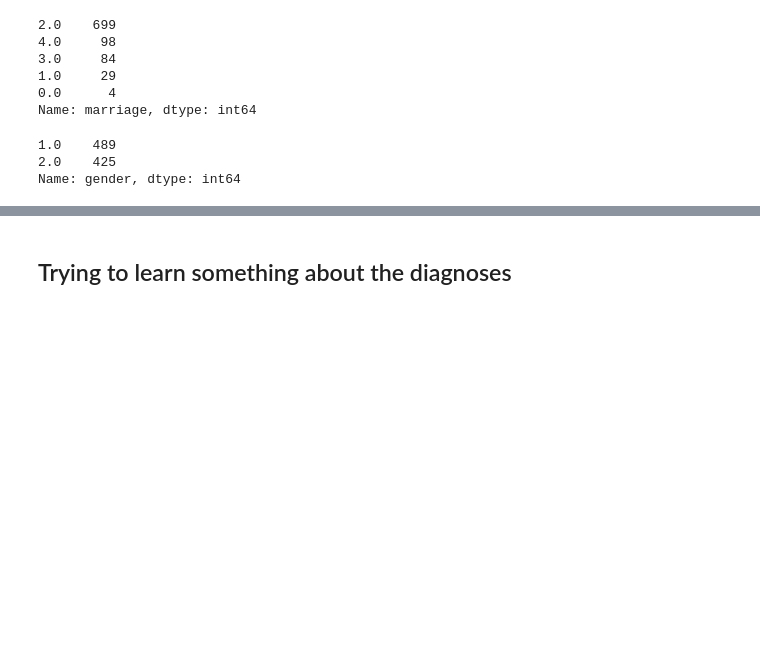
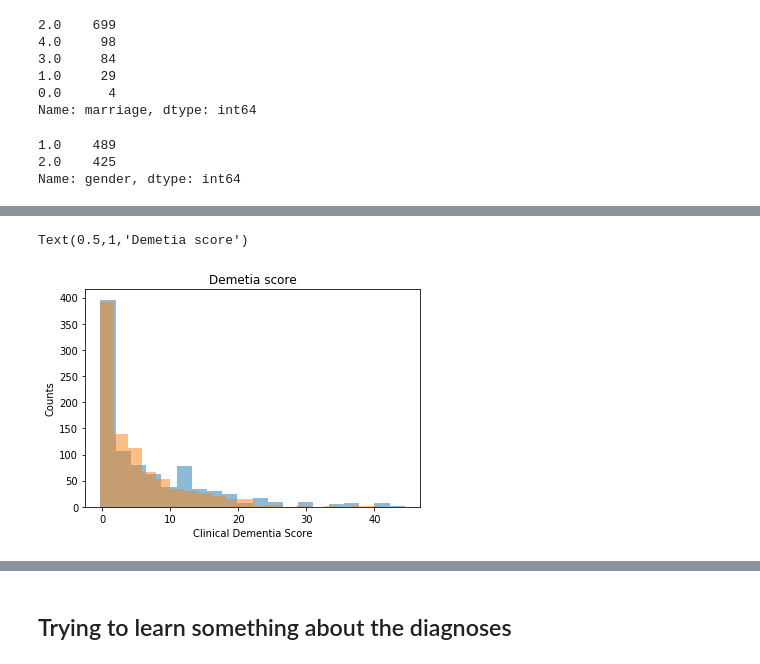
Before and after one commit to megstanley/ADNI, a Jupyter notebook: src/ADNI-dataset.ipynb, the cells around one changed output, grey strips where cells are left out. Saved outputs shown, nothing was run; the diff lists cells and outputs as text; code cells hidden in the pictures; blank space fills up the shorter version.

```diff
--- a/src/ADNI-dataset.ipynb
+++ b/src/ADNI-dataset.ipynb
@@ -327,0 +350,9 @@ Name: gender, dtype: int64
+# %%
+axes = new_adni_df[['ft CDR']].hist(alpha = 0.5, grid = False, bins = 20)
+new_adni_df[['bl CDR']].hist(ax = axes, alpha = 0.5, grid = False, bins = 20)
+axes[0][0].set_xlabel('Clinical Dementia Score')
+axes[0][0].set_ylabel('Counts')
+axes[0][0].set_title('Demetia score')
+# %% [output]
+Text(0.5,1,'Demetia score')
+[figure, added]
```
Also changed, not shown: parts of 6 cells of this notebook.
